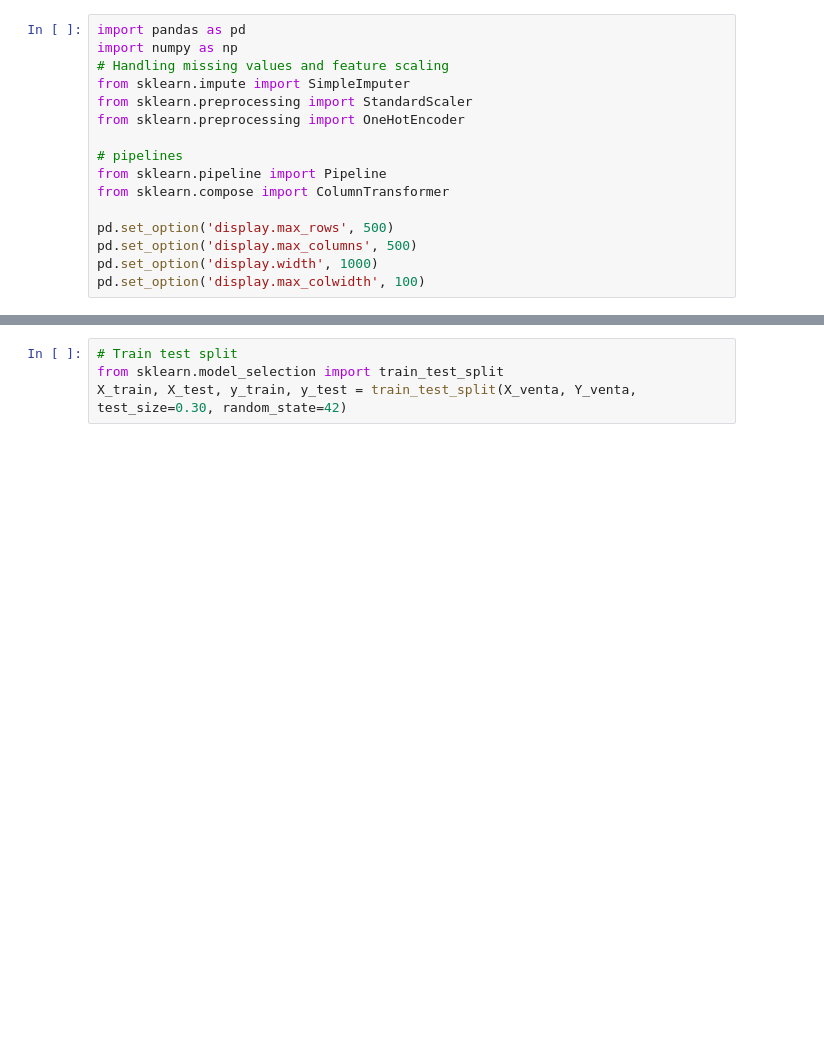
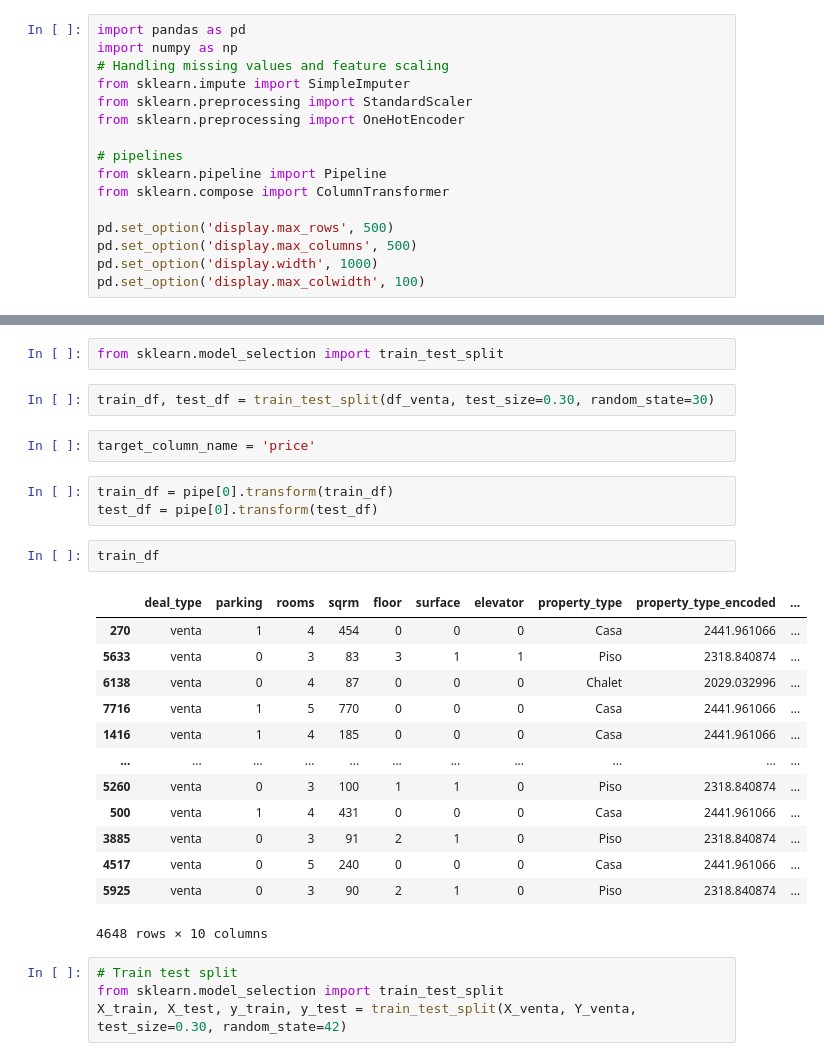
Before and after one commit to a-hersa/real-estate-price-prediction, a Jupyter notebook: notebooks/Model training.ipynb, the cells around one changed output, grey strips where cells are left out. Saved outputs shown, nothing was run; the diff lists cells and outputs as text; blank space fills up the shorter version.

Commit message:
finished first version of model_trainer

```diff
--- a/notebooks/Model training.ipynb
+++ b/notebooks/Model training.ipynb
@@ -151,3 +161,28 @@ preprocessor = ColumnTransformer([
+# %%
+from sklearn.model_selection import train_test_split
+# %%
+train_df, test_df = train_test_split(df_venta, test_size=0.30, random_state=30)
+# %%
+target_column_name = 'price'
+# %%
+train_df = pipe[0].transform(train_df)
+test_df = pipe[0].transform(test_df)
+# %%
+train_df
+# %% [output]
+|  | deal_type | parking | rooms | sqrm | floor | surface | elevator | property_type | property_type_encoded | ... |
+| 270 | venta | 1 | 4 | 454 | 0 | 0 | 0 | Casa | 2441.961066 | ... |
+| 5633 | venta | 0 | 3 | 83 | 3 | 1 | 1 | Piso | 2318.840874 | ... |
+| 6138 | venta | 0 | 4 | 87 | 0 | 0 | 0 | Chalet | 2029.032996 | ... |
+| 7716 | venta | 1 | 5 | 770 | 0 | 0 | 0 | Casa | 2441.961066 | ... |
+| 1416 | venta | 1 | 4 | 185 | 0 | 0 | 0 | Casa | 2441.961066 | ... |
+| ... | ... | ... | ... | ... | ... | ... | ... | ... | ... | ... |
+| 5260 | venta | 0 | 3 | 100 | 1 | 1 | 0 | Piso | 2318.840874 | ... |
+| 500 | venta | 1 | 4 | 431 | 0 | 0 | 0 | Casa | 2441.961066 | ... |
+| 3885 | venta | 0 | 3 | 91 | 2 | 1 | 0 | Piso | 2318.840874 | ... |
+| 4517 | venta | 0 | 5 | 240 | 0 | 0 | 0 | Casa | 2441.961066 | ... |
+| 5925 | venta | 0 | 3 | 90 | 2 | 1 | 0 | Piso | 2318.840874 | ... |
+4648 rows × 10 columns
 # %%
 # Train test split
 from sklearn.model_selection import train_test_split
```
Also changed, not shown: parts of 16 cells of this notebook, 8 other files.
